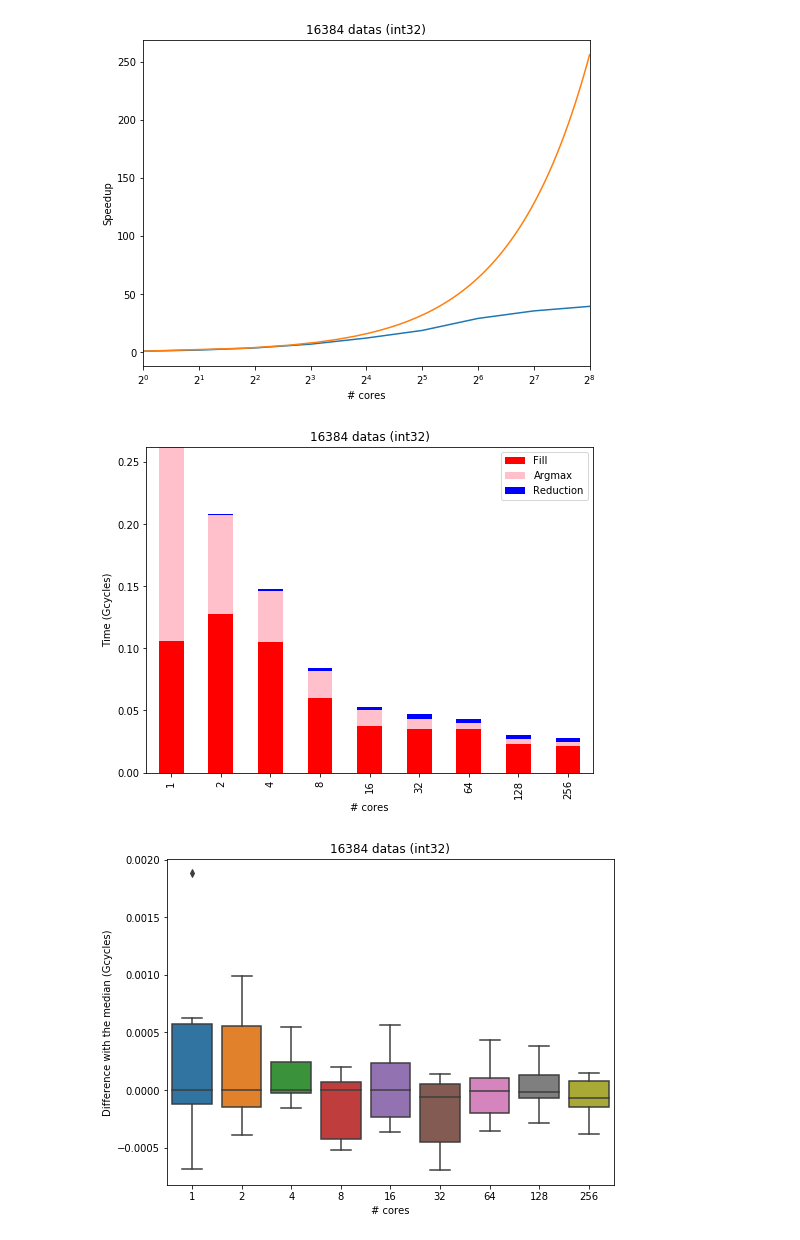
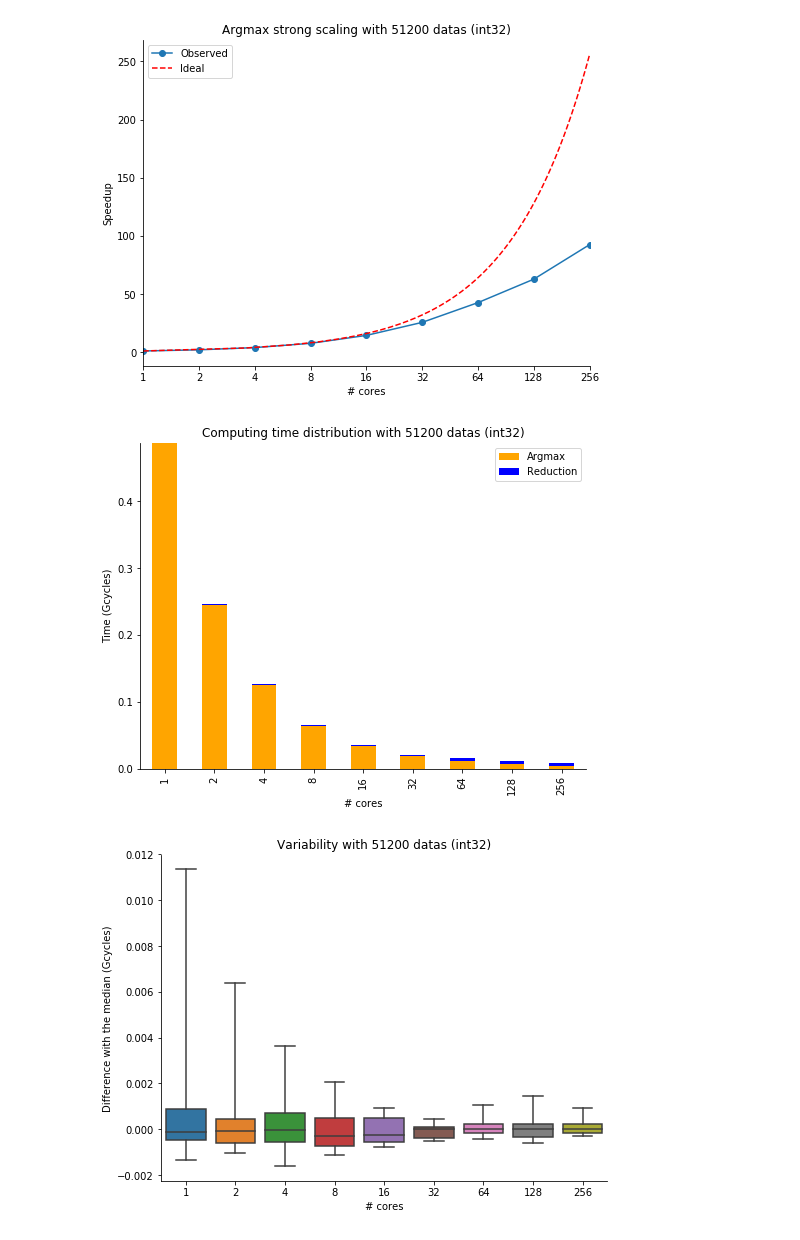
Before and after one commit to CyrilKoe/mempool_dphpc, a Jupyter notebook: jupyter/my_argmax_process.ipynb, the cells around one changed output. Drawn from its saved outputs; the diff is of its cells as text; code cells hidden in the pictures.

Commit message:
Clock time

```diff
--- a/jupyter/my_argmax_process.ipynb
+++ b/jupyter/my_argmax_process.ipynb
@@ -138,7 +139,7 @@ def get_ideal_speedup(a, b, n=100):
 # %%
 print("Tot_df :", tot_df.shape)
 
-colors = [(64, "green")]
+colors = [(200, "green")]
 
 
 #
@@ -190,26 +191,34 @@ for num_data, color in colors: #tot_df['num_data'].unique():
     #plot_errorbars()
     fig = plt.figure(figsize=(8, 6), dpi=80)
     ax = fig.add_subplot(1, 1, 1)
+    ax.spines['right'].set_visible(False)
+    ax.spines['top'].set_visible(False)
     ax.set_xscale('log', basex=2)
     ax.set_xlim(1, 256)
+    ax.set_xticks(num_cores_arr)
+    ax.get_xaxis().set_major_formatter(matplotlib.ticker.ScalarFormatter())
     #sns.pointplot(num_cores_arr, Y1[0]/Y1, errorbar=get_ci, join=False, ax=ax)
     #sns.pointplot(num_cores_arr, 2*Y1[0]/Y1, errorbar=get_ci, join=False, ax=ax)
-    plt.plot(num_cores_arr, Y1[0]/Y1)
-    plt.plot(get_ideal_speedup(1, 256)[0], get_ideal_speedup(1, 256)[1])
-    plt.title(str(num_data * 256) + " datas (int32)")
+    plt.plot(num_cores_arr, Y1[0]/Y1, '-o', label="Observed")
+    plt.plot(get_ideal_speedup(1, 256)[0], get_ideal_speedup(1, 256)[1], '--', color="red", label="Ideal")
+    plt.legend()
+    plt.title("Argmax strong scaling with " + str(num_data * 256) + " datas (int32)")
     plt.xlabel("# cores")
     plt.ylabel("Speedup")
 
-    plt.figure(figsize=(8, 6), dpi=80)
+    fig = plt.figure(figsize=(8, 6), dpi=80)
+    ax = fig.add_subplot(1, 1, 1)
+    ax.spines['right'].set_visible(False)
+    ax.spines['top'].set_visible(False)
     plot_df = pd.DataFrame({'Cores': num_cores_arr, 'Fill': Y1_fill, 'Argmax': Y1_argmax, 'Reduction': Y1_reduction}, \
                            columns = ['Cores', 'Fill', 'Argmax', 'Reduction'])
     plot_df = plot_df.set_index('Cores')
-    plot_df.plot(kind='bar', stacked=True, color=['red', 'pink', 'blue'], ax=plt.gca())
-    plt.title(str(num_data * 256) + " datas (int32)")
+    plot_df.drop(columns=['Fill']).plot(kind='bar', stacked=True, color=['orange', 'blue'], ax=ax)
+    plt.title("Computing time distribution with " + str(num_data * 256) + " datas (int32)")
     plt.xlabel("# cores")
     plt.ylabel("Time (Gcycles)")
 
-    plt.figure(figsize=(8, 6), dpi=80)
+    fig = plt.figure(figsize=(8, 6), dpi=80)
     filter_box = all_cores == 1
 
     # Remove median
@@ -218,11 +227,14 @@ for num_data, color in colors: #tot_df['num_data'].unique():
         median = get_median(all_tot[idx])
         all_tot[idx] -= median
 
+    ax = fig.add_subplot(1, 1, 1)
+    ax.spines['right'].set_visible(False)
+    ax.spines['top'].set_visible(False)
     plot_df = pd.DataFrame({'Cores': all_cores,
                             'Total': all_tot}, \
                            columns = ['Cores', 'Total'])
-    sns.boxplot(data=plot_df, x="Cores", y="Total")
-    plt.title(str(num_data * 256) + " datas (int32)")
+    sns.boxplot(data=plot_df, x="Cores", y="Total", whis=10, ax=ax)
+    plt.title("Variability with " + str(num_data * 256) + " datas (int32)")
     plt.xlabel("# cores")
     plt.ylabel("Difference with the median (Gcycles)")
 # %% [output]
@@ -240,3 +252,3 @@ Experiment : (9243, 16)
-[figure, old version]
+[figure, new version]
-[figure, old version]
+[figure, new version]
-[figure, old version]
+[figure, new version]
```
Also changed, not shown: parts of 5 cells of this notebook, 4 other files.
